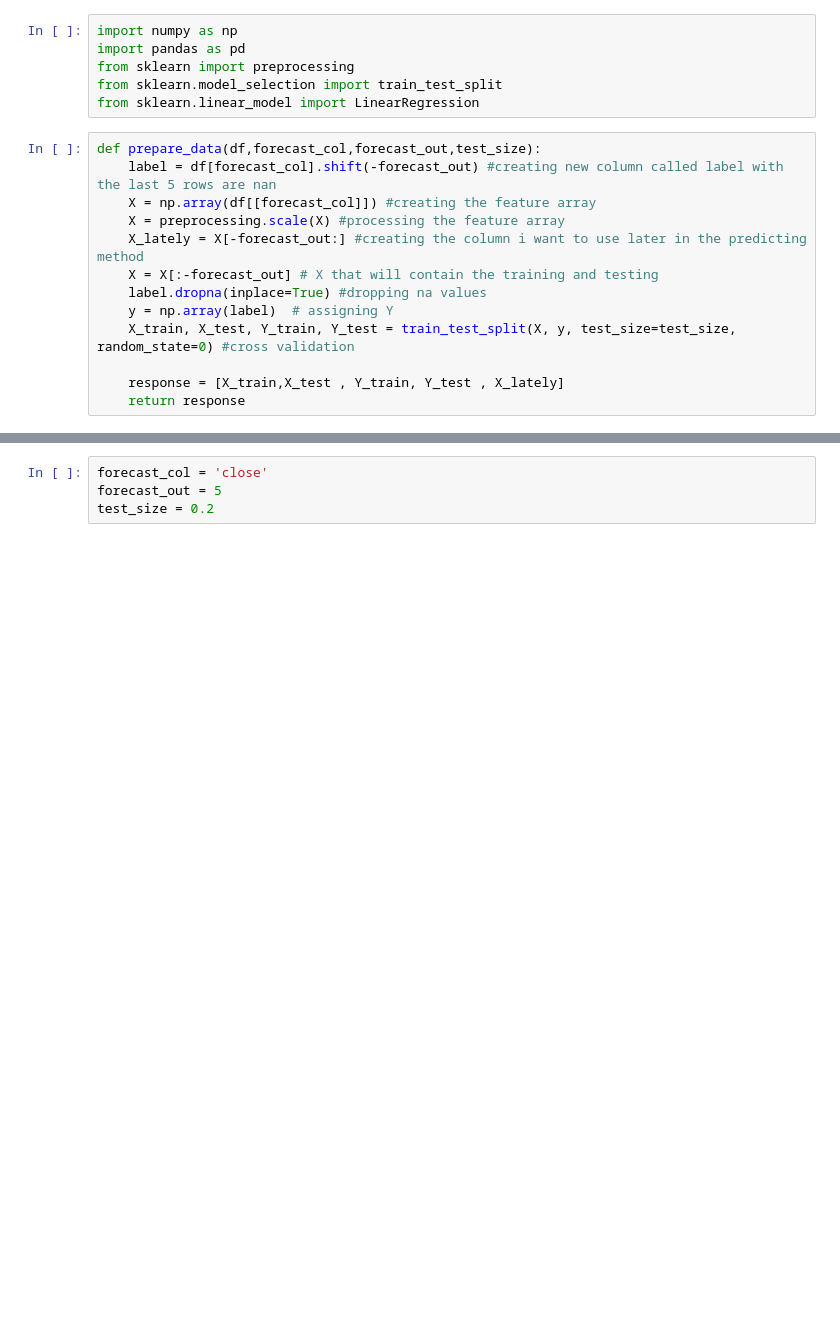
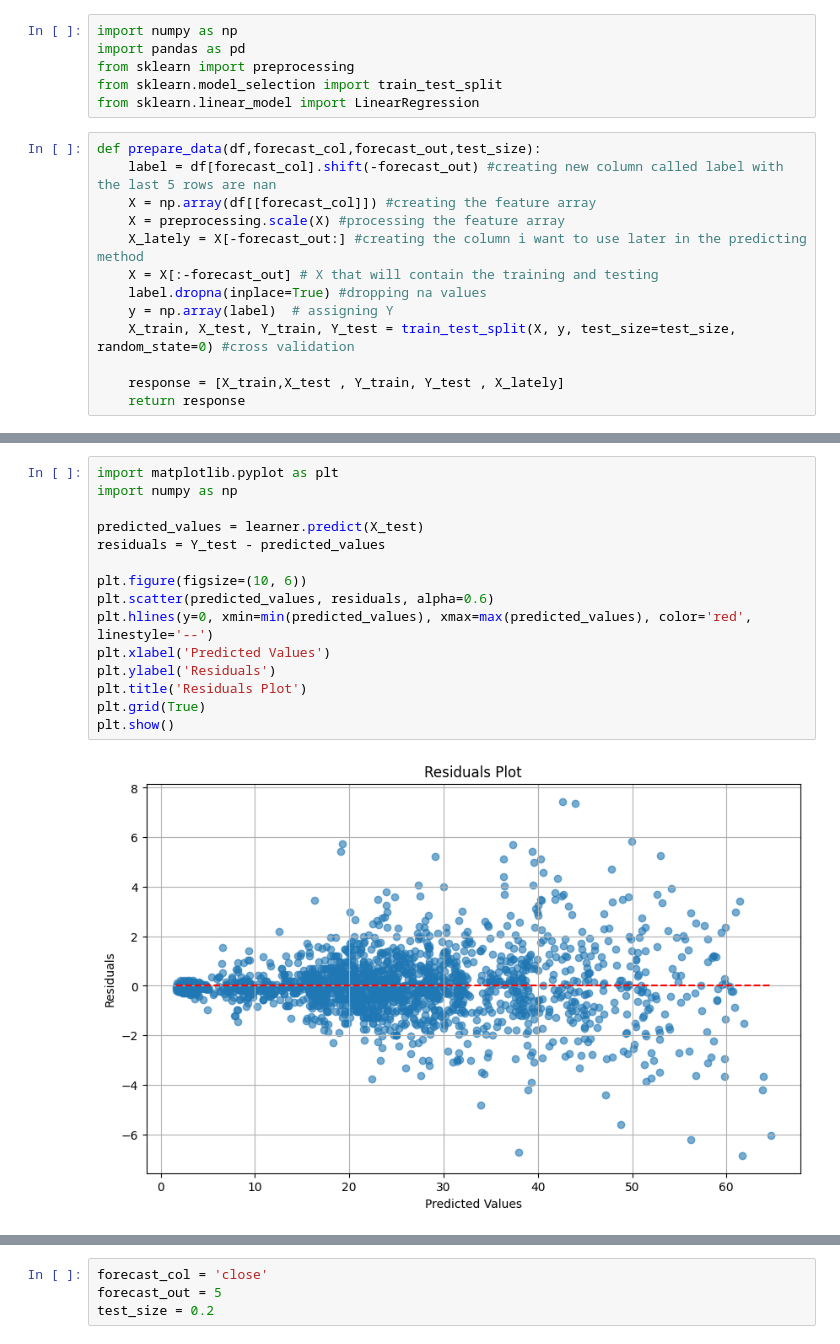
Before and after one commit to majesticdrag0n/Ai-Machine_Learning, a Jupyter notebook: Stock_Price_Prediction.ipynb, the cells around one changed output, grey strips where cells are left out. Saved outputs shown, nothing was run; the diff lists cells and outputs as text; blank space fills up the shorter version.

```diff
--- a/Stock_Price_Prediction.ipynb
+++ b/Stock_Price_Prediction.ipynb
@@ -43,0 +76,17 @@ DataFrame head after filtering for 'ALCO':
+# %%
+import matplotlib.pyplot as plt
+import numpy as np
+
+predicted_values = learner.predict(X_test)
+residuals = Y_test - predicted_values
+
+plt.figure(figsize=(10, 6))
+plt.scatter(predicted_values, residuals, alpha=0.6)
+plt.hlines(y=0, xmin=min(predicted_values), xmax=max(predicted_values), color='red', linestyle='--')
+plt.xlabel('Predicted Values')
+plt.ylabel('Residuals')
+plt.title('Residuals Plot')
+plt.grid(True)
+plt.show()
+# %% [output]
+[figure, added]
```
Also changed, not shown: parts of 6 cells of this notebook.
